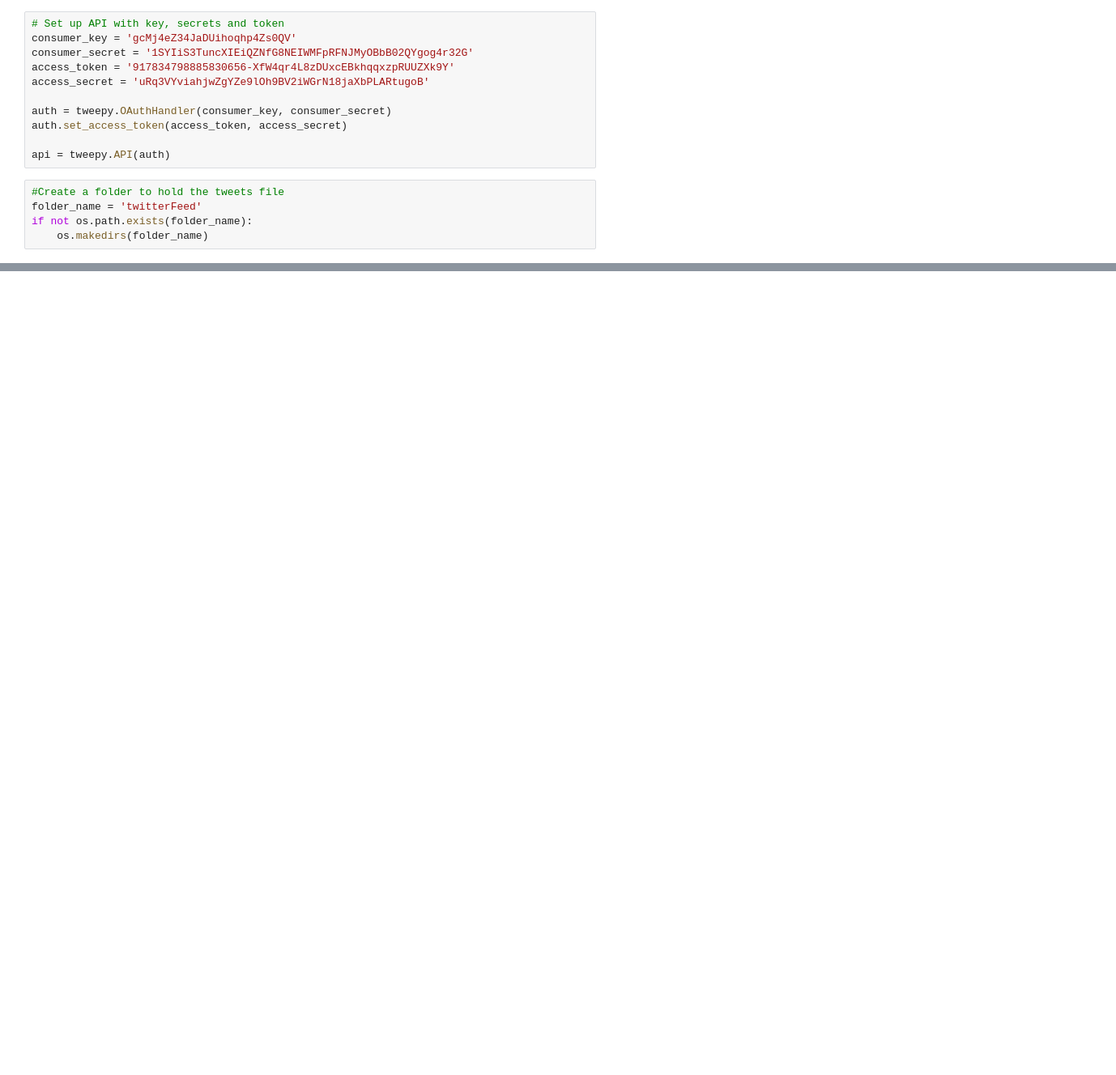
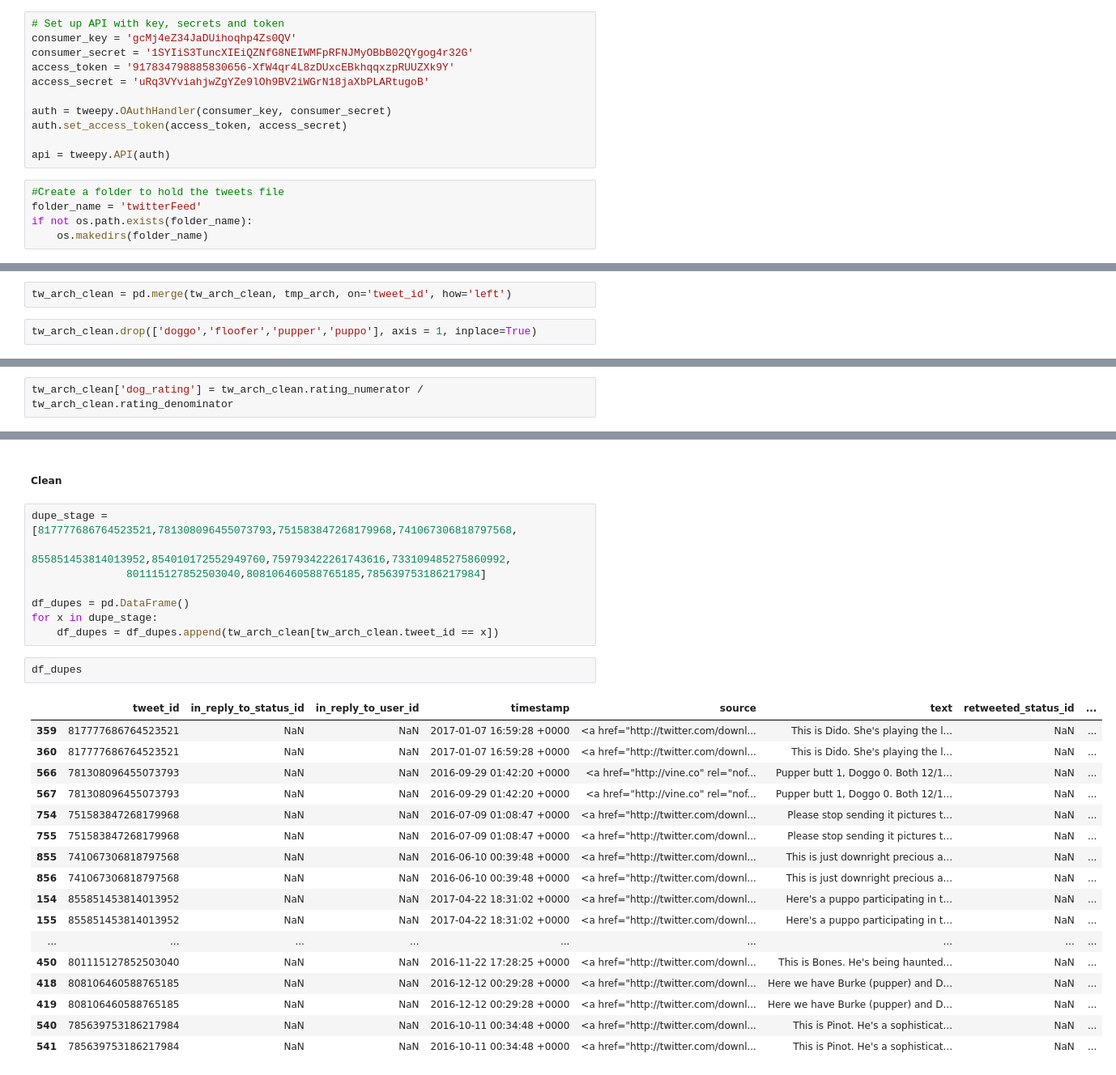
Before and after one commit to cb1118/dataAnalyst, a Jupyter notebook: dataWrangling/project/wrangle_act.ipynb, the cells around one changed output, grey strips where cells are left out. Shown: that part at 81% size. Saved outputs shown, nothing was run; the diff lists cells and outputs as text; blank space fills up the shorter version.

```diff
--- a/dataWrangling/project/wrangle_act.ipynb
+++ b/dataWrangling/project/wrangle_act.ipynb
@@ -422,0 +508,4 @@ memory usage: 585.6+ KB
+# %%
+tw_arch_clean = pd.merge(tw_arch_clean, tmp_arch, on='tweet_id', how='left')
+# %%
+tw_arch_clean.drop(['doggo','floofer','pupper','puppo'], axis = 1, inplace=True)
@@ -422,0 +562,2 @@ memory usage: 585.6+ KB
+# %%
+tw_arch_clean['dog_rating'] = tw_arch_clean.rating_numerator / tw_arch_clean.rating_denominator
@@ -422,0 +604,30 @@ memory usage: 585.6+ KB
+# %% [markdown]
+##### Clean
+# %%
+dupe_stage = [817777686764523521,781308096455073793,751583847268179968,741067306818797568,
+               855851453814013952,854010172552949760,759793422261743616,733109485275860992,
+               801115127852503040,808106460588765185,785639753186217984]
+
+df_dupes = pd.DataFrame()
+for x in dupe_stage:
+    df_dupes = df_dupes.append(tw_arch_clean[tw_arch_clean.tweet_id == x])
+# %%
+df_dupes
+# %% [output]
+|  | tweet_id | in_reply_to_status_id | in_reply_to_user_id | timestamp | source | text | retweeted_status_id | ... |
+| 359 | 817777686764523521 | NaN | NaN | 2017-01-07 16:59:28 +0000 | <a href="http://twitter.com/downl... | This is Dido. She's playing the l... | NaN | ... |
+| 360 | 817777686764523521 | NaN | NaN | 2017-01-07 16:59:28 +0000 | <a href="http://twitter.com/downl... | This is Dido. She's playing the l... | NaN | ... |
+| 566 | 781308096455073793 | NaN | NaN | 2016-09-29 01:42:20 +0000 | <a href="http://vine.co" rel="nof... | Pupper butt 1, Doggo 0. Both 12/1... | NaN | ... |
+| 567 | 781308096455073793 | NaN | NaN | 2016-09-29 01:42:20 +0000 | <a href="http://vine.co" rel="nof... | Pupper butt 1, Doggo 0. Both 12/1... | NaN | ... |
+| 754 | 751583847268179968 | NaN | NaN | 2016-07-09 01:08:47 +0000 | <a href="http://twitter.com/downl... | Please stop sending it pictures t... | NaN | ... |
+| 755 | 751583847268179968 | NaN | NaN | 2016-07-09 01:08:47 +0000 | <a href="http://twitter.com/downl... | Please stop sending it pictures t... | NaN | ... |
+| 855 | 741067306818797568 | NaN | NaN | 2016-06-10 00:39:48 +0000 | <a href="http://twitter.com/downl... | This is just downright precious a... | NaN | ... |
+| 856 | 741067306818797568 | NaN | NaN | 2016-06-10 00:39:48 +0000 | <a href="http://twitter.com/downl... | This is just downright precious a... | NaN | ... |
+| 154 | 855851453814013952 | NaN | NaN | 2017-04-22 18:31:02 +0000 | <a href="http://twitter.com/downl... | Here's a puppo participating in t... | NaN | ... |
+| 155 | 855851453814013952 | NaN | NaN | 2017-04-22 18:31:02 +0000 | <a href="http://twitter.com/downl... | Here's a puppo participating in t... | NaN | ... |
+| ... | ... | ... | ... | ... | ... | ... | ... | ... |
+| 450 | 801115127852503040 | NaN | NaN | 2016-11-22 17:28:25 +0000 | <a href="http://twitter.com/downl... | This is Bones. He's being haunted... | NaN | ... |
+| 418 | 808106460588765185 | NaN | NaN | 2016-12-12 00:29:28 +0000 | <a href="http://twitter.com/downl... | Here we have Burke (pupper) and D... | NaN | ... |
+| 419 | 808106460588765185 | NaN | NaN | 2016-12-12 00:29:28 +0000 | <a href="http://twitter.com/downl... | Here we have Burke (pupper) and D... | NaN | ... |
+| 540 | 785639753186217984 | NaN | NaN | 2016-10-11 00:34:48 +0000 | <a href="http://twitter.com/downl... | This is Pinot. He's a sophisticat... | NaN | ... |
+| 541 | 785639753186217984 | NaN | NaN | 2016-10-11 00:34:48 +0000 | <a href="http://twitter.com/downl... | This is Pinot. He's a sophisticat... | NaN | ... |
```
Also changed, not shown: parts of 97 cells of this notebook.
